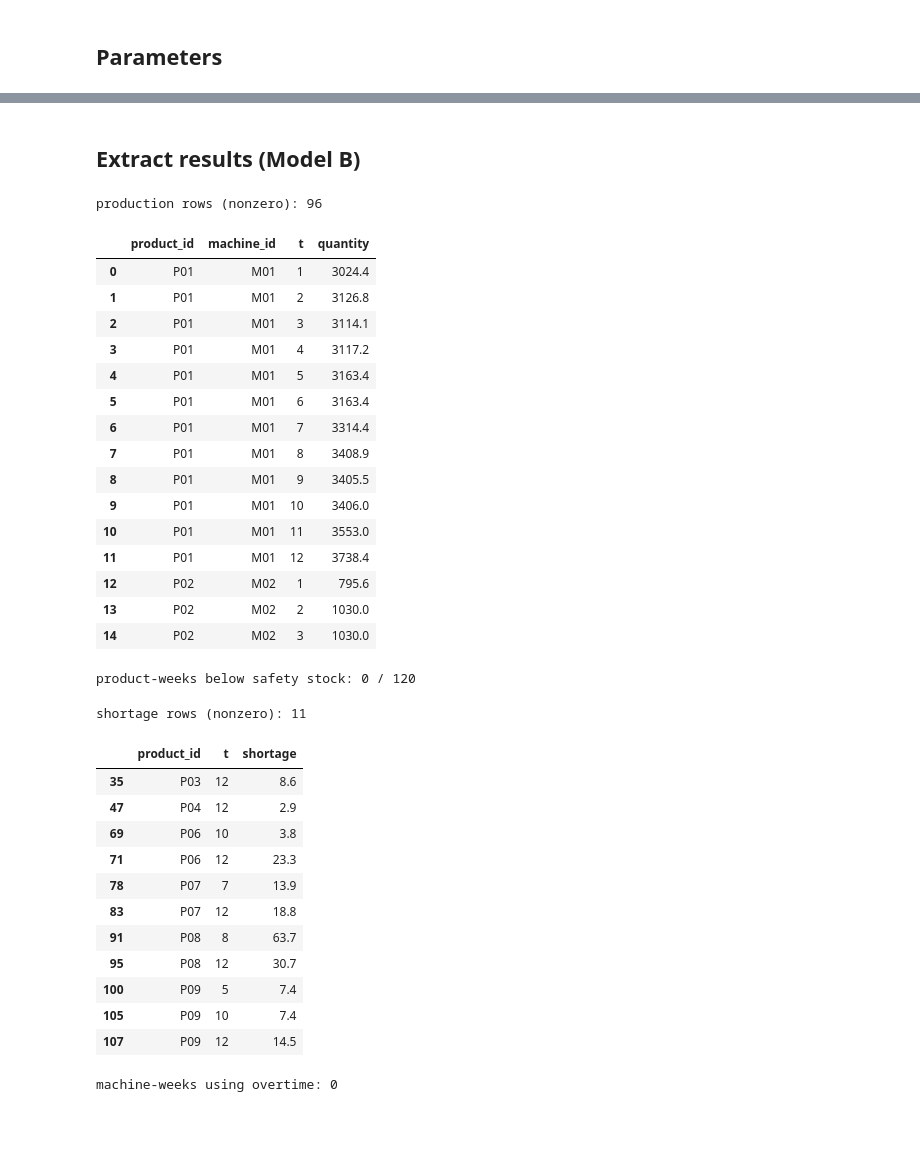
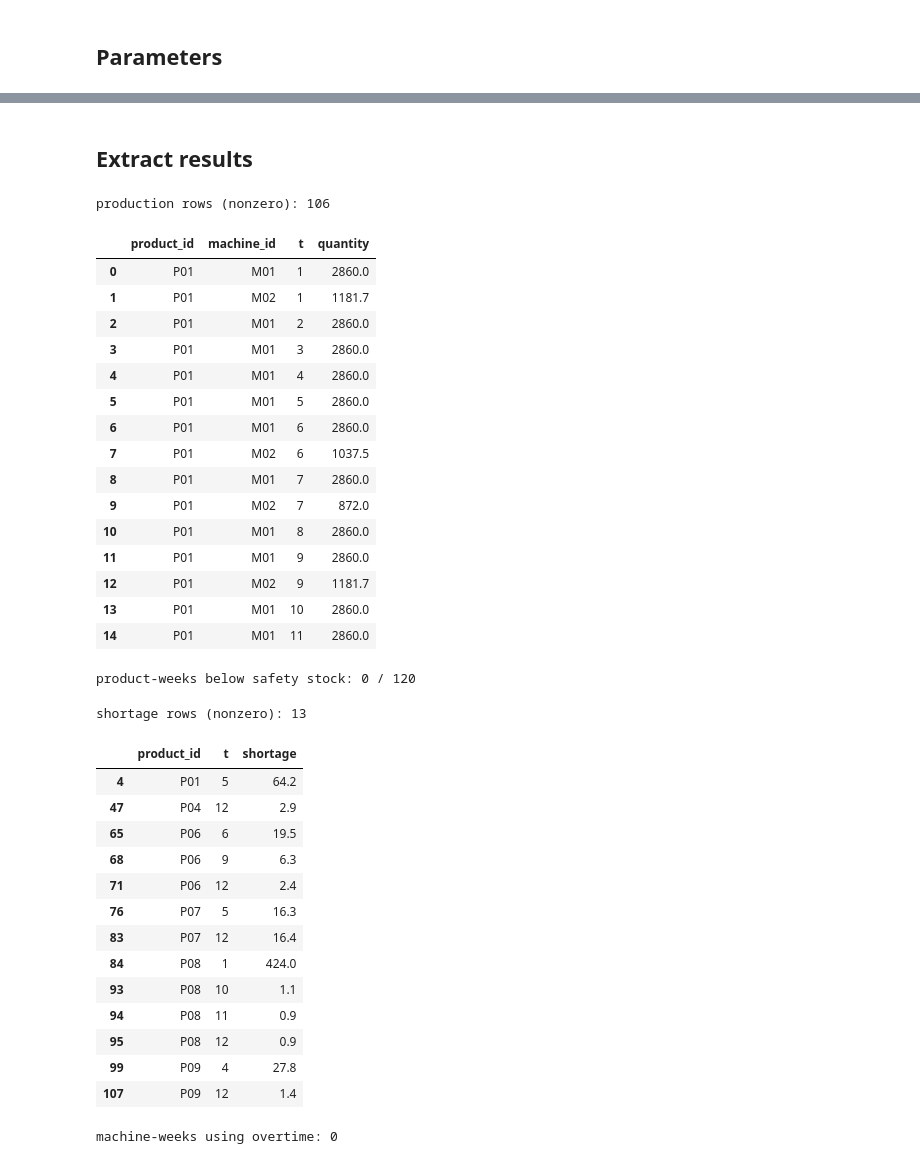
Before and after one commit to MWalid2/industrial-production-optimization, a Jupyter notebook: notebooks/06_setup_and_allocation.ipynb, the cells around one changed output, grey strips where cells are left out. Drawn from its saved outputs; the diff is of its cells as text; code cells hidden in the pictures; blank space fills up the shorter version.

```diff
--- a/notebooks/06_setup_and_allocation.ipynb
+++ b/notebooks/06_setup_and_allocation.ipynb
@@ -37,6 +41,6 @@ M = machines["machine_id"].tolist()
 T = sorted(forecast["t"].unique().tolist())
 R = materials["material_id"].tolist()
 PM = list(routing[["product_id", "machine_id"]].itertuples(index=False, name=None))
-
-print(f"{len(P)} products, {len(M)} machines, {len(T)} periods, {len(R)} materials, {len(PM)} valid (product, machine) pairs")
+idx_pmt = [(p, m, t) for (p, m) in PM for t in T]
+print(f"{len(P)} products, {len(M)} machines, {len(T)} periods, {len(R)} materials, {len(idx_pmt)} (p,m,t) triples")
 # %% [output]
@@ -298,0 +115,12 @@ usage_comparison
+# %%
+model = gp.Model("setup_and_allocation")
+model.Params.OutputFlag = 0
+# %%
+x = model.addVars(idx_pmt, lb=0, name="x")
+y = model.addVars(idx_pmt, vtype=GRB.BINARY, name="y")
+inv = model.addVars(P, T, lb=0, name="inv")
+shortage = model.addVars(P, T, lb=0, name="shortage")
+overtime = model.addVars(M, T, lb=0, name="overtime")
+for m in M:
+    for t in T:
+        overtime[m, t].UB = overtime_hours[m]
@@ -299,8 +342,8 @@ usage_comparison
 # %% [markdown]
-## Extract results (Model B)
+## Extract results
 # %%
 production_plan = pd.DataFrame([
-    {"product_id": p, "machine_id": m, "t": t, "quantity": pyo.value(model_b.x[p, m, t])}
+    {"product_id": p, "machine_id": m, "t": t, "quantity": x[p, m, t].X}
     for (p, m) in PM for t in T
 ])
 production_plan = production_plan[production_plan["quantity"] > 1e-6].round({"quantity": 1})
@@ -309,22 +352,22 @@ production_plan = production_plan.sort_values(["product_id", "t"]).reset_index(d
 print("production rows (nonzero):", len(production_plan))
 production_plan.head(15)
 # %% [output]
-production rows (nonzero): 96
+production rows (nonzero): 106
 |  | product_id | machine_id | t | quantity |
-| 0 | P01 | M01 | 1 | 3024.4 |
-| 1 | P01 | M01 | 2 | 3126.8 |
-| 2 | P01 | M01 | 3 | 3114.1 |
-| 3 | P01 | M01 | 4 | 3117.2 |
-| 4 | P01 | M01 | 5 | 3163.4 |
-| 5 | P01 | M01 | 6 | 3163.4 |
-| 6 | P01 | M01 | 7 | 3314.4 |
-| 7 | P01 | M01 | 8 | 3408.9 |
-| 8 | P01 | M01 | 9 | 3405.5 |
-| 9 | P01 | M01 | 10 | 3406.0 |
-| 10 | P01 | M01 | 11 | 3553.0 |
-| 11 | P01 | M01 | 12 | 3738.4 |
-| 12 | P02 | M02 | 1 | 795.6 |
-| 13 | P02 | M02 | 2 | 1030.0 |
-| 14 | P02 | M02 | 3 | 1030.0 |
+| 0 | P01 | M01 | 1 | 2860.0 |
+| 1 | P01 | M02 | 1 | 1181.7 |
+| 2 | P01 | M01 | 2 | 2860.0 |
+| 3 | P01 | M01 | 3 | 2860.0 |
+| 4 | P01 | M01 | 4 | 2860.0 |
+| 5 | P01 | M01 | 5 | 2860.0 |
+| 6 | P01 | M01 | 6 | 2860.0 |
+| 7 | P01 | M02 | 6 | 1037.5 |
+| 8 | P01 | M01 | 7 | 2860.0 |
+| 9 | P01 | M02 | 7 | 872.0 |
+| 10 | P01 | M01 | 8 | 2860.0 |
+| 11 | P01 | M01 | 9 | 2860.0 |
+| 12 | P01 | M02 | 9 | 1181.7 |
+| 13 | P01 | M01 | 10 | 2860.0 |
+| 14 | P01 | M01 | 11 | 2860.0 |
 # %%
 inventory_plan = pd.DataFrame([
@@ -340,26 +383,28 @@ print("product-weeks below safety stock:", inventory_plan["below_safety_stock"].
 product-weeks below safety stock: 0 / 120
 # %%
 shortage_report = pd.DataFrame([
-    {"product_id": p, "t": t, "shortage": pyo.value(model_b.shortage[p, t])}
+    {"product_id": p, "t": t, "shortage": shortage[p, t].X}
     for p in P for t in T
 ])
 shortage_report = shortage_report[shortage_report["shortage"] > 1e-6].round({"shortage": 1})
 
 print("shortage rows (nonzero):", len(shortage_report))
 shortage_report
 # %% [output]
-shortage rows (nonzero): 11
+shortage rows (nonzero): 13
 |  | product_id | t | shortage |
-| 35 | P03 | 12 | 8.6 |
+| 4 | P01 | 5 | 64.2 |
 | 47 | P04 | 12 | 2.9 |
-| 69 | P06 | 10 | 3.8 |
-| 71 | P06 | 12 | 23.3 |
-| 78 | P07 | 7 | 13.9 |
-| 83 | P07 | 12 | 18.8 |
-| 91 | P08 | 8 | 63.7 |
-| 95 | P08 | 12 | 30.7 |
-| 100 | P09 | 5 | 7.4 |
-| 105 | P09 | 10 | 7.4 |
-| 107 | P09 | 12 | 14.5 |
+| 65 | P06 | 6 | 19.5 |
+| 68 | P06 | 9 | 6.3 |
+| 71 | P06 | 12 | 2.4 |
+| 76 | P07 | 5 | 16.3 |
+| 83 | P07 | 12 | 16.4 |
+| 84 | P08 | 1 | 424.0 |
+| 93 | P08 | 10 | 1.1 |
+| 94 | P08 | 11 | 0.9 |
+| 95 | P08 | 12 | 0.9 |
+| 99 | P09 | 4 | 27.8 |
+| 107 | P09 | 12 | 1.4 |
 # %%
 overtime_usage = pd.DataFrame([
```
Also changed, not shown: parts of 53 cells of this notebook, 28 other files.
